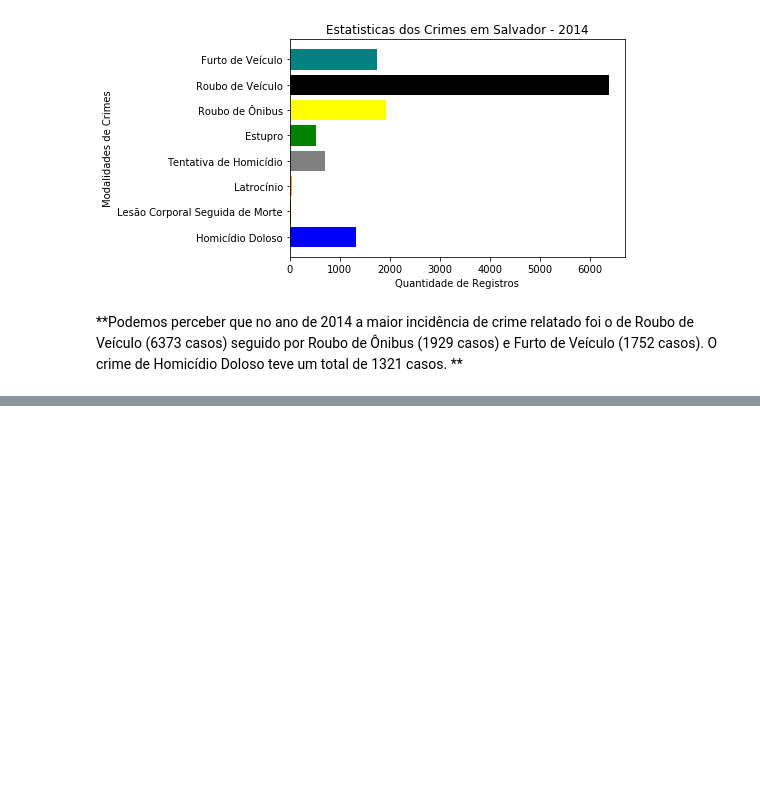
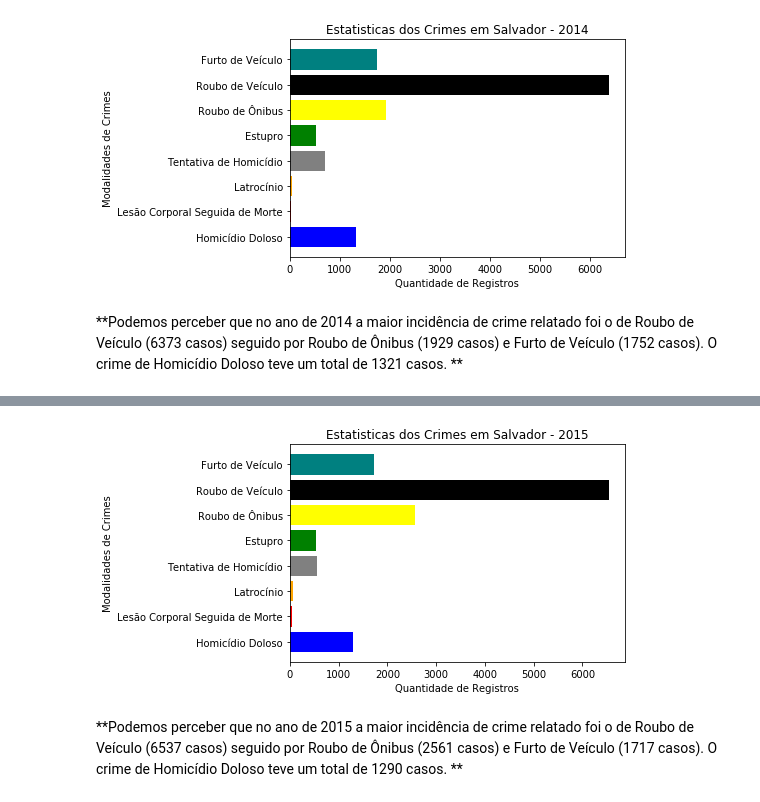
Before and after one commit to jcpsantos/projeto_safe_salvador, a Jupyter notebook: dados_seg_pub_ssa.ipynb, the cells around one changed output, grey strips where cells are left out. Cells and saved outputs as stored; diff of their text form; code cells hidden in the pictures; blank space fills up the shorter version.

```diff
--- a/dados_seg_pub_ssa.ipynb
+++ b/dados_seg_pub_ssa.ipynb
@@ -491,3 +491,20 @@ plt.width = 1.0
 # %% [markdown]
 **Podemos perceber que no ano de 2014 a maior incidência de crime relatado foi o de Roubo de Veículo (6373 casos) seguido por Roubo de Ônibus (1929 casos) e Furto de Veículo (1752 casos).
 O crime de Homicídio Doloso teve um total de 1321 casos. **
+# %%
+#Ano 2015
+ano = 2015
+total2015 = ds_total.query('ano == 2015 and aisp == "TOTAL DA CAPITAL"')
+lista2015 = [total2015['homicídio doloso'].unique()[0], total2015['lesão corporal seguida de morte'].unique()[0],
+             total2015['latrocínio'].unique()[0], total2015['tentativa de homicídio'].unique()[0],
+             total2015['estupro'].unique()[0], total2015['roubo a ônibus'].unique()[0], total2015['roubo de veículo'].unique()[0],
+             total2015['furto de veículo'].unique()[0]]
+
+print("Total de Homicídio Doloso em 2015: {0}".format(lista2015[0]))
+print("Total de Lesão Corporal seguida de Morte em 2015: {0}".format(lista2015[1]))
+print("Total de Latrocínio em 2015: {0}".format(lista2015[2]))
+print("Total de Tentativa de Homicídio em 2015: {0}".format(lista2015[3]))
+print("Total de Estupro em 2015: {0}".format(lista2015[4]))
+print("Total de Roubo de Ônibus em 2015: {0}".format(lista2015[5]))
+print("Total de Roubo de Veículo em 2015: {0}".format(lista2015[6]))
+print("Total de Furto de Veículo em 2015: {0}".format(lista2015[7]))
@@ -493,0 +520,27 @@ O crime de Homicídio Doloso teve um total de 1321 casos. **
+# %%
+#Melhorando os valores
+lista2015[0] = 1290
+lista2015[1] = 38
+lista2015[2] = 64
+lista2015[3] = 561
+lista2015[4] = 531
+lista2015[5] = 2561
+lista2015[6] = 6537
+lista2015[7] = 1717
+# %%
+locations = [1, 2, 3, 4, 5, 6, 7, 8]
+heights = [(lista2015[0]), (lista2015[1]), (lista2015[2]), (lista2015[3]), (lista2015[4]), (lista2015[5]),
+          (lista2015[6]), (lista2015[7])]
+labels = ['Homicídio Doloso', 'Lesão Corporal Seguida de Morte', 'Latrocínio', 'Tentativa de Homicídio', 'Estupro',
+          'Roubo de Ônibus', 'Roubo de Veículo', 'Furto de Veículo']
+colors = ['blue', 'red', 'orange', 'gray', 'green', 'yellow', 'black', 'teal']
+plt.barh(locations, heights, align='center', color= colors, ecolor='black',tick_label=labels )
+plt.title('Estatisticas dos Crimes em Salvador - 2015')
+plt.xlabel('Quantidade de Registros')
+plt.ylabel('Modalidades de Crimes')
+plt.width = 1.0
+# %% [output]
+[figure, added]
+# %% [markdown]
+**Podemos perceber que no ano de 2015 a maior incidência de crime relatado foi o de Roubo de Veículo (6537 casos) seguido por Roubo de Ônibus (2561 casos) e Furto de Veículo (1717 casos).
+O crime de Homicídio Doloso teve um total de 1290 casos. **
```
Also changed, not shown: parts of 13 cells of this notebook.
